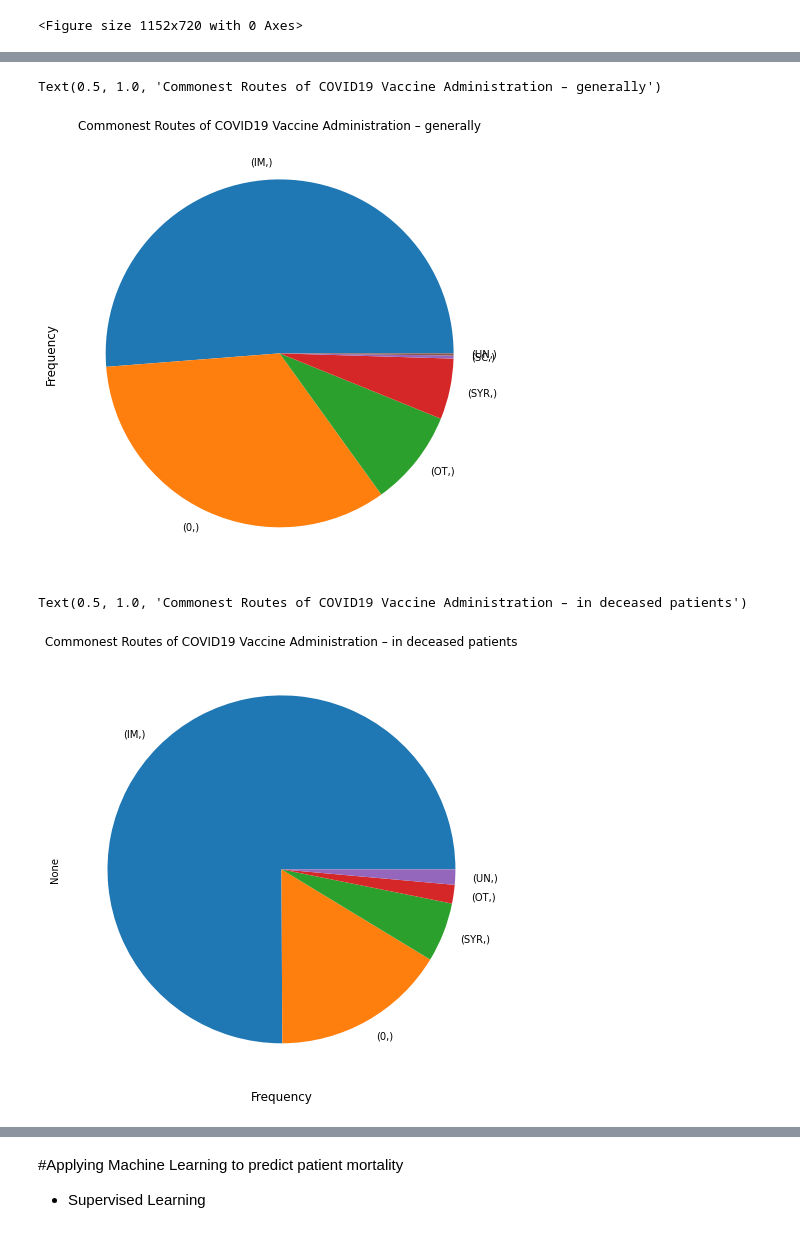
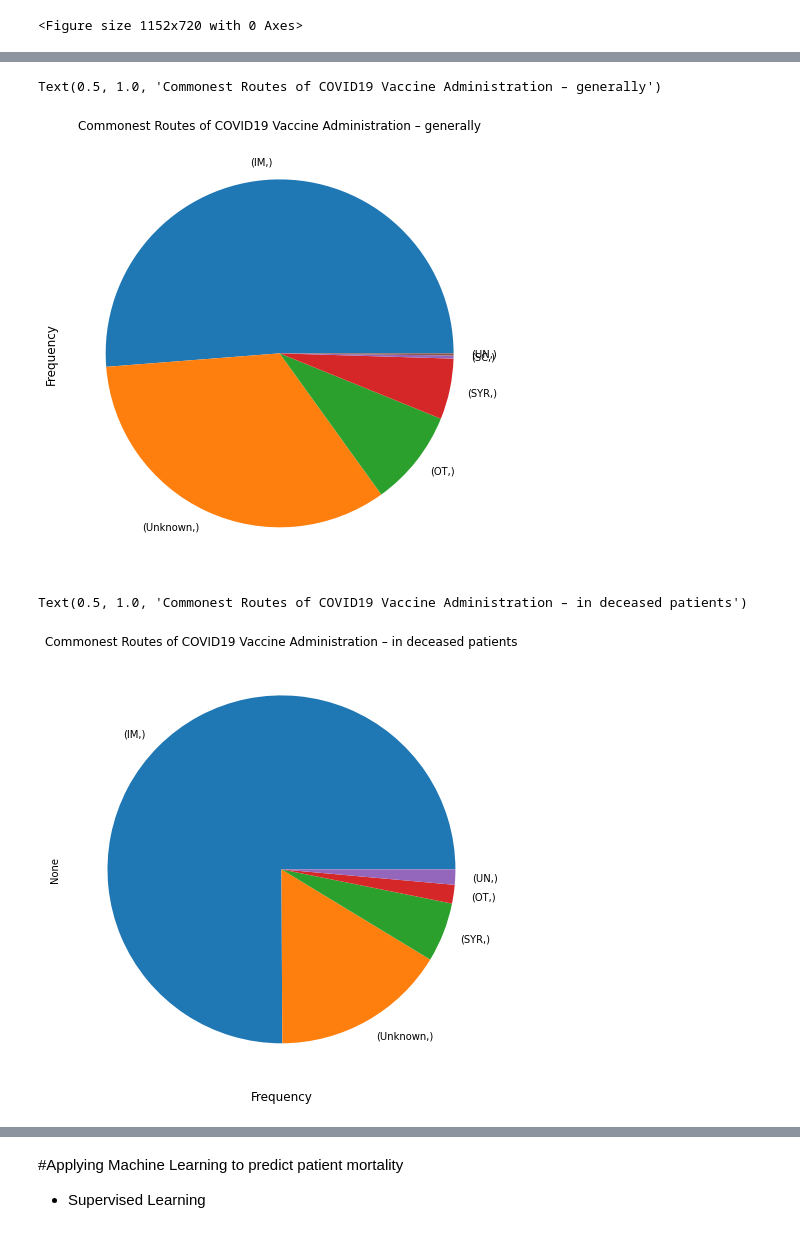
Before and after one commit to invest41/Studying_Reactions_to_Vaccines, a Jupyter notebook: Studying_Reactions_To_VACCINES.ipynb, the cells around one changed output, grey strips where cells are left out. Cells and saved outputs as stored; diff of their text form; code cells hidden in the pictures.

```diff
--- a/Studying_Reactions_To_VACCINES.ipynb
+++ b/Studying_Reactions_To_VACCINES.ipynb
@@ -508,24 +509,24 @@ corona_vac_df.tail(2)
 # %%
 #@title
 
 
-corona_vac_df[['VAX_ROUTE']][corona_vac_df['VAX_ROUTE']==0] = 'Unknown'
+#corona_vac_df[['VAX_ROUTE']][corona_vac_df['VAX_ROUTE']==0] = 'Unknown'
 plt.figure(figsize=(16,8))
-corona_vac_df[['VAX_ROUTE']].value_counts().plot(subplots=True, kind="pie")
+corona_vac_df[['VAX_ROUTE']].replace(0,'Unknown').value_counts().plot(subplots=True, kind="pie")
 plt.ylabel('Frequency',fontsize=12)
 plt.title('Commonest Routes of COVID19 Vaccine Administration – generally')
 # %% [output]
 Text(0.5, 1.0, 'Commonest Routes of COVID19 Vaccine Administration – generally')
-[figure, old version]
+[figure, new version]
 # %%
 #@title
 
 
-corona_vac_df[['VAX_ROUTE']][corona_vac_df['VAX_ROUTE']=='None'] = 'Unknown'
+#corona_vac_df[['VAX_ROUTE']][corona_vac_df['VAX_ROUTE']=='None'] = 'Unknown'
 plt.figure(figsize=(16,8))
-corona_vac_df[['VAX_ROUTE']][new_df["DIED"]==1].value_counts().plot(kind="pie")
+corona_vac_df[['VAX_ROUTE']][new_df["DIED"]==1].replace(0,'Unknown').value_counts().plot(kind="pie")
 plt.xlabel('Frequency',fontsize=12)
 plt.title('Commonest Routes of COVID19 Vaccine Administration – in deceased patients')
 # %% [output]
 Text(0.5, 1.0, 'Commonest Routes of COVID19 Vaccine Administration – in deceased patients')
-[figure, old version]
+[figure, new version]
```
Also changed, not shown: parts of 5 cells of this notebook.
